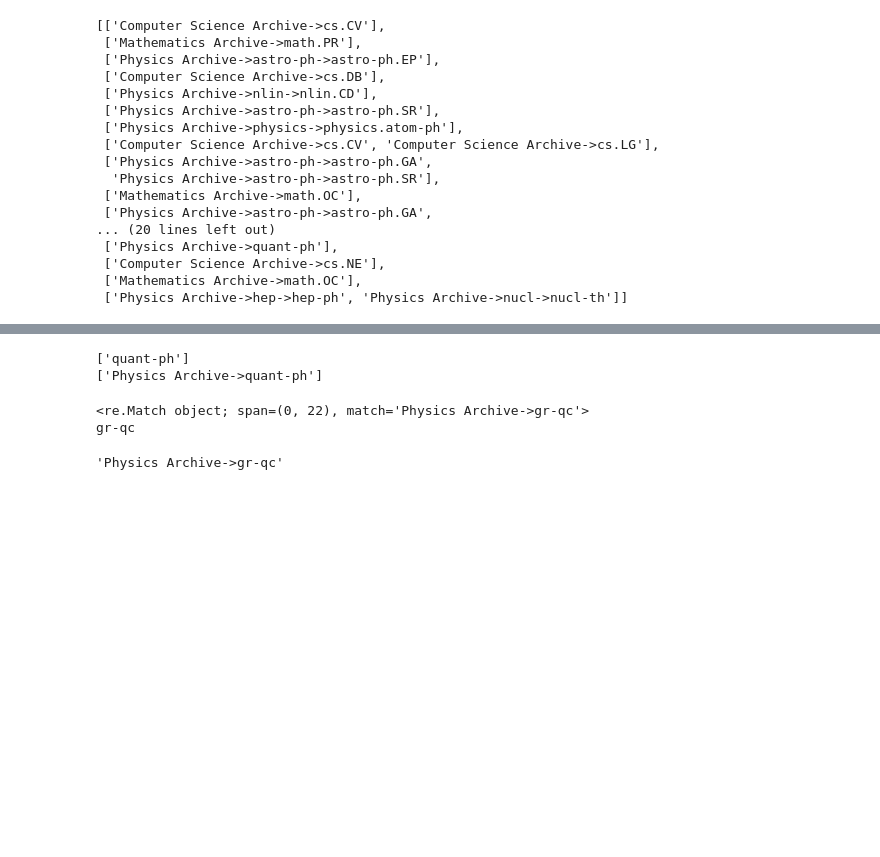
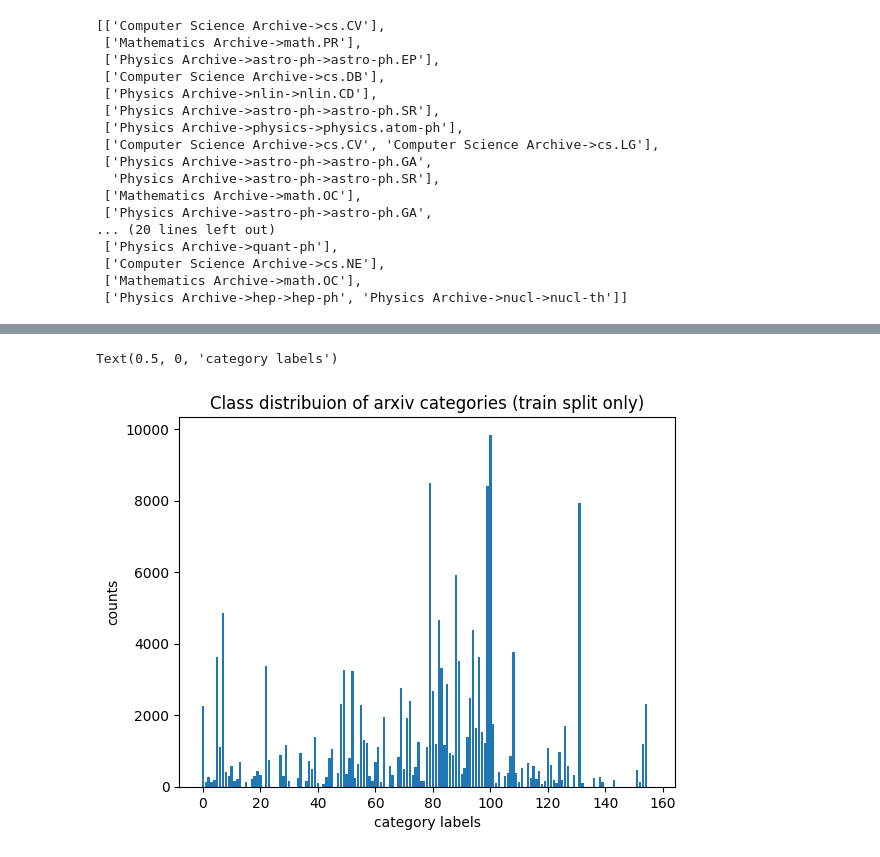
Before and after one commit to anirgalgali/scholar-lens, a Jupyter notebook: notebooks/01-Data Exploration.ipynb, the cells around one changed output, grey strips where cells are left out. Drawn from its saved outputs; the diff is of its cells as text; code cells hidden in the pictures; blank space fills up the shorter version.

```diff
--- a/notebooks/01-Data Exploration.ipynb
+++ b/notebooks/01-Data Exploration.ipynb
@@ -44,12 +47,6 @@ the identify the category specific to that datapoint
 since a paper coudl actually belong to multiple category. But perhaps, its best to label
 each paper based on the first "tag" encountered in "categories".
 # %%
-def get_all_categories(category_ds):
-    all_categories = []
-    for c in category_ds['tag']:
-        all_categories.append(c)
-    return all_categories
-
-all_categories = get_all_categories(ds_cats)
-pprint.pprint(all_categories) # Let's take a look at all the category tags
+all_tags = get_tag_dict(ds_cats)
+pprint.pprint(all_tags) # Let's take a look at all the category tags
 # %% [output]
@@ -122,0 +104,4 @@ def get_category_strings(example):
+# %%
+ds_raw_train = ds_raw_train.map(lambda x: get_category_tags(x, all_tags))
+# %%
+ds_raw_train = ds_raw_train.map(lambda x: get_category_label(x, all_tags))
@@ -123,25 +128,16 @@ def get_category_strings(example):
 # %%
-extracted_categories = get_category_strings(ds_raw_train[54])
-print(extracted_categories)
-print(ds_raw_train[54]['categories'])
+def get_category_dist(ds, all_tags):
+    category_counts = dict()
+    for k , v in all_tags.items():
+        category_counts[v] = ds.filter(lambda x: x["label"] == [k]).num_rows
+    return category_counts
+category_counts = get_category_dist(ds_raw_train, all_tags)
-# %% [output]
-['quant-ph']
-['Physics Archive->quant-ph']
-# %%
-pattern = re.compile(r'[\w\s]*Archive(->)([A-Za-z.-]+)(>|\w*)?([A-Za-z.-]*)')
-idx = 17
-matches = re.finditer(pattern, ds_raw_train[idx]['categories'][0])
-sub_matches = pattern.sub(r'\2\3\4',ds_raw_train[idx]['categories'][0])
-for match in matches:
-    print(match)
-    print(sub_matches)
-    # print(match.group(1))
-    # print(match.group(2))
-    # print(match.group(3))
-
-
-ds_raw_train[idx]['categories'][0]
-# %% [output]
-<re.Match object; span=(0, 22), match='Physics Archive->gr-qc'>
-gr-qc
-'Physics Archive->gr-qc'
+# %%
+import matplotlib.pyplot as plt
+plt.bar(range(len(category_counts)), category_counts.values())
+plt.title('Class distribuion of arxiv categories (train split only)')
+plt.ylabel('counts')
+plt.xlabel('category labels')
+# %% [output]
+Text(0.5, 0, 'category labels')
+[figure, added]
```
Also changed, not shown: parts of 8 cells of this notebook.
